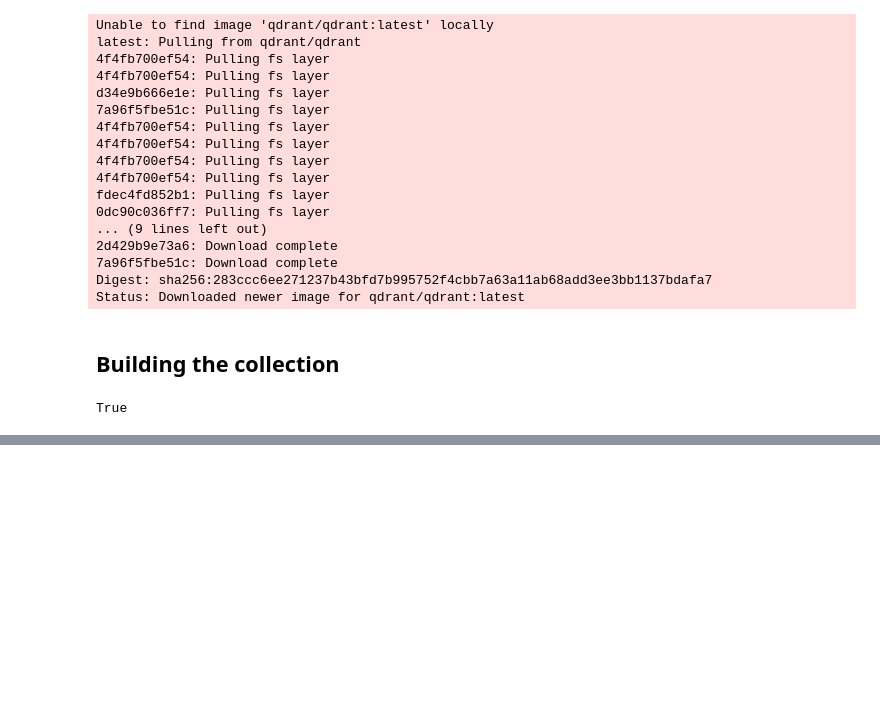
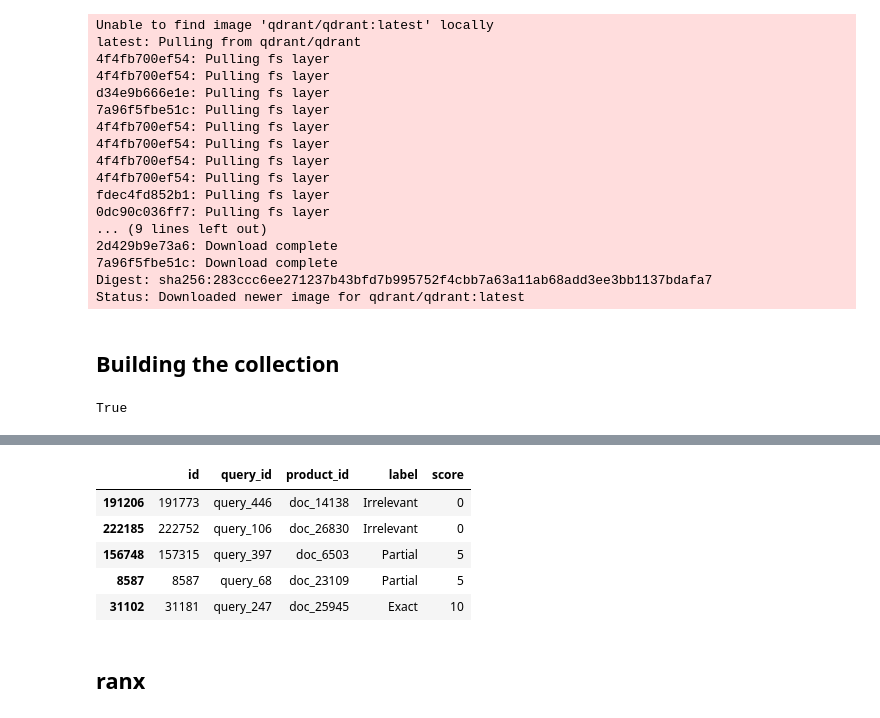
Before and after one commit to sulaiman-shamasna/Retrieval-Optimization-Tokenization-to-Vector-Quantization, a Jupyter notebook: measuring_search_relevance.ipynb, the cells around one changed output, grey strips where cells are left out. Saved outputs shown, nothing was run; the diff lists cells and outputs as text; code cells hidden in the pictures; blank space fills up the shorter version.

```diff
--- a/measuring_search_relevance.ipynb
+++ b/measuring_search_relevance.ipynb
@@ -107,0 +154,6 @@ True
+# %%
+labels_df = pd.read_csv(
+    "shared_data/WANDS/label.csv",
+    sep="\t",
+)
+labels_df.sample(n=5)
@@ -107,0 +167,20 @@ True
+# %%
+relevancy_scores = {
+    "Exact": 10,
+    "Partial": 5,
+    "Irrelevant": 0,
+}
+
+labels_df["score"] = labels_df["label"].map(relevancy_scores.get)
+labels_df["query_id"] = labels_df["query_id"].map(lambda x: f"query_{x}")
+labels_df["product_id"] = labels_df["product_id"].map(lambda x: f"doc_{x}")
+labels_df.sample(n=5)
+# %% [output]
+|  | id | query_id | product_id | label | score |
+| 191206 | 191773 | query_446 | doc_14138 | Irrelevant | 0 |
+| 222185 | 222752 | query_106 | doc_26830 | Irrelevant | 0 |
+| 156748 | 157315 | query_397 | doc_6503 | Partial | 5 |
+| 8587 | 8587 | query_68 | doc_23109 | Partial | 5 |
+| 31102 | 31181 | query_247 | doc_25945 | Exact | 10 |
+# %% [markdown]
+## ranx
```
Also changed, not shown: parts of 15 cells of this notebook.
